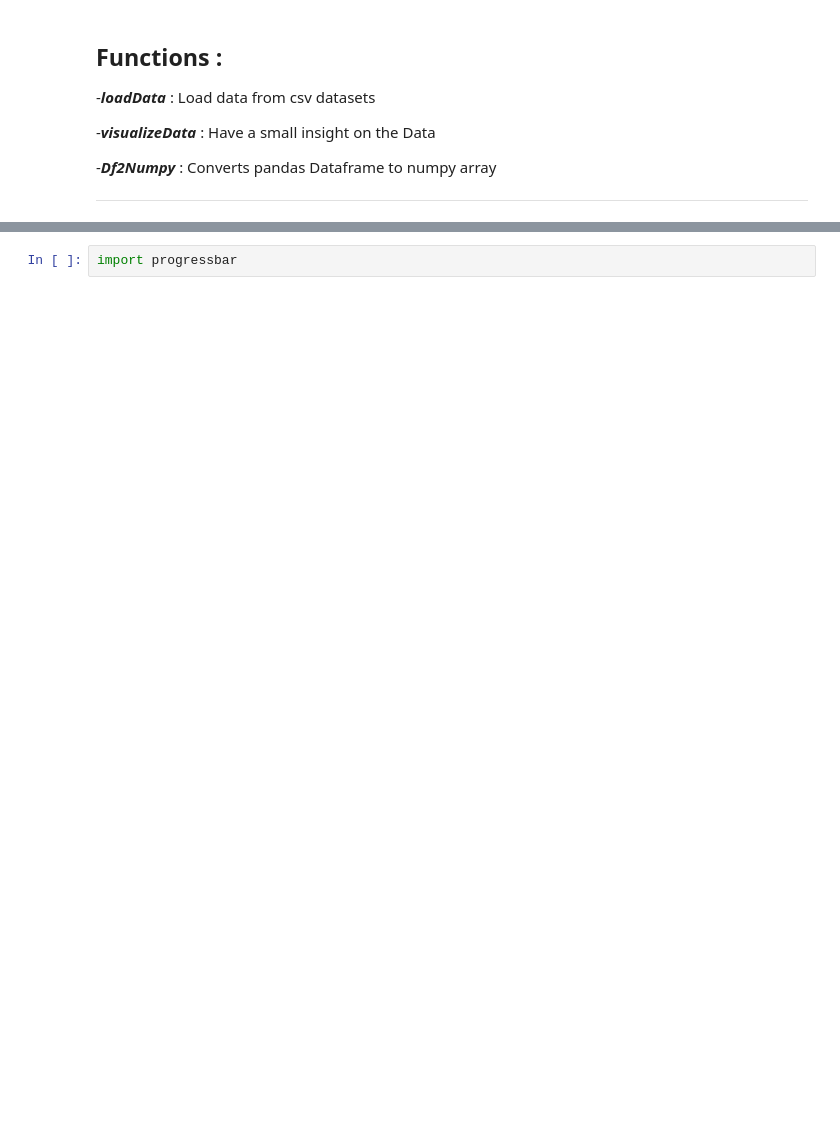
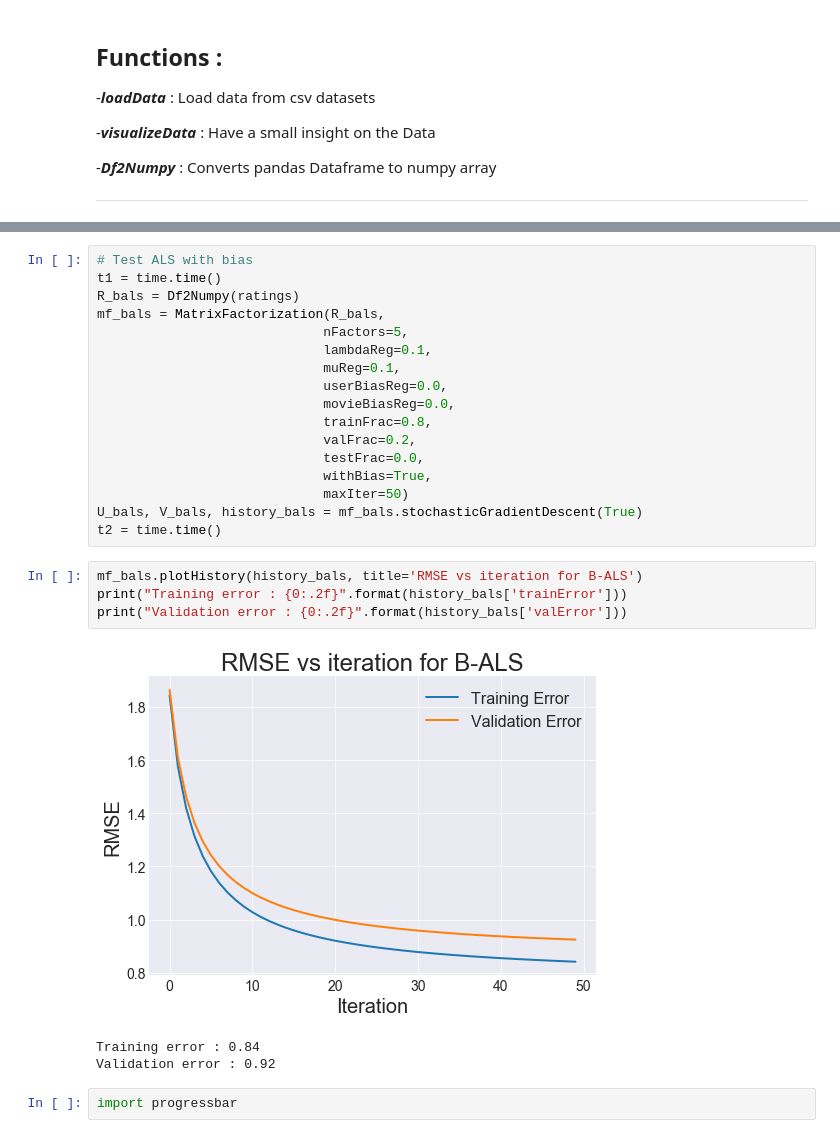
Before and after one commit to VincentGouteux/ProjectMF, a Jupyter notebook: MatrixFacto.ipynb, the cells around one changed output, grey strips where cells are left out. Cells and saved outputs as stored; diff of their text form; blank space fills up the shorter version.

```diff
--- a/MatrixFacto.ipynb
+++ b/MatrixFacto.ipynb
@@ -568,2 +534,27 @@ import numpy as np
+# %%
+# Test ALS with bias
+t1 = time.time()
+R_bals = Df2Numpy(ratings)
+mf_bals = MatrixFactorization(R_bals,
+                             nFactors=5,
+                             lambdaReg=0.1,
+                             muReg=0.1,
+                             userBiasReg=0.0,
+                             movieBiasReg=0.0,
+                             trainFrac=0.8,
+                             valFrac=0.2,
+                             testFrac=0.0,
+                             withBias=True,
+                             maxIter=50)
+U_bals, V_bals, history_bals = mf_bals.stochasticGradientDescent(True)
+t2 = time.time()
+# %%
+mf_bals.plotHistory(history_bals, title='RMSE vs iteration for B-ALS')
+print("Training error : {0:.2f}".format(history_bals['trainError']))
+print("Validation error : {0:.2f}".format(history_bals['valError']))
+# %% [output]
+[figure, added]
+Training error : 0.84
+Validation error : 0.92
 # %%
 import progressbar
```
Also changed, not shown: parts of 22 cells of this notebook.
